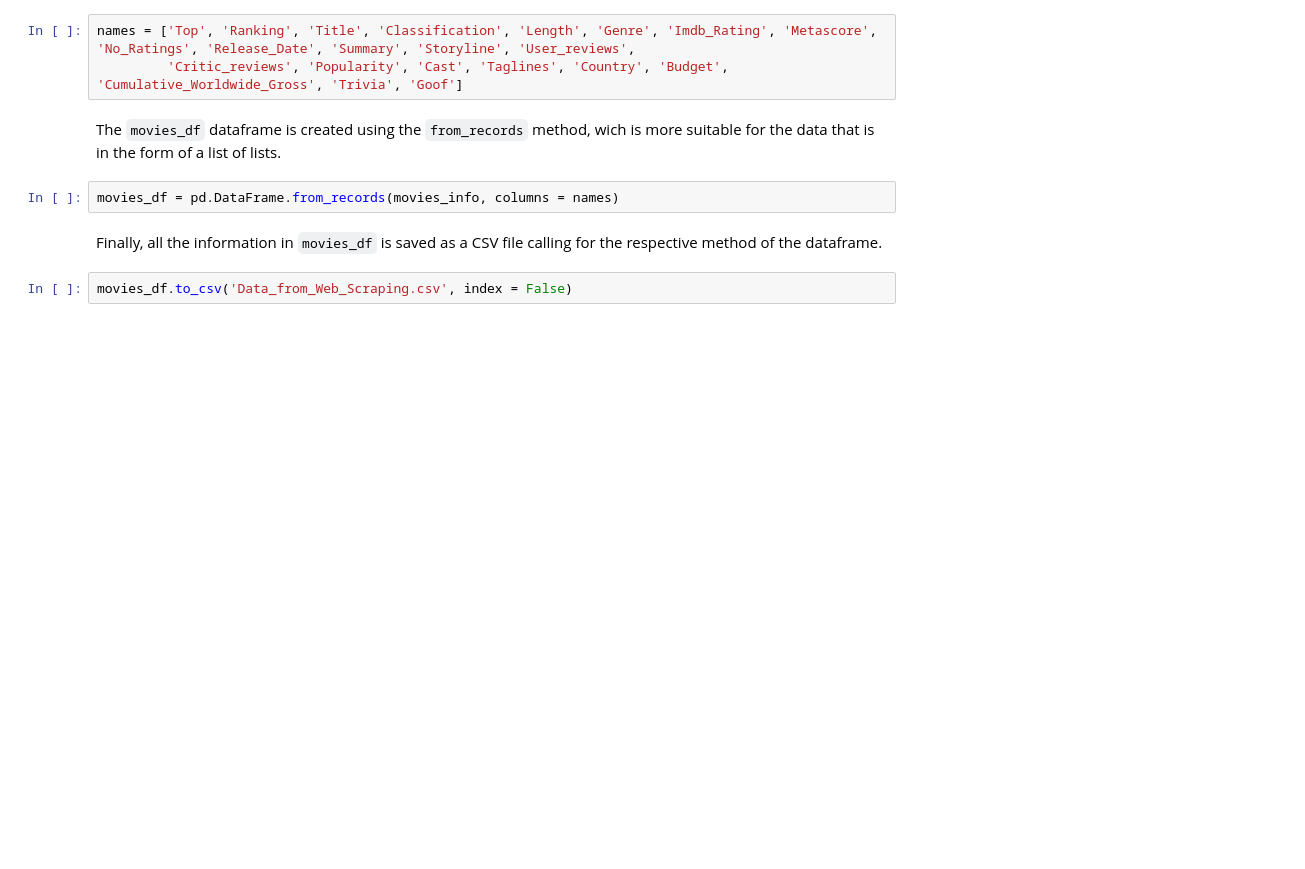
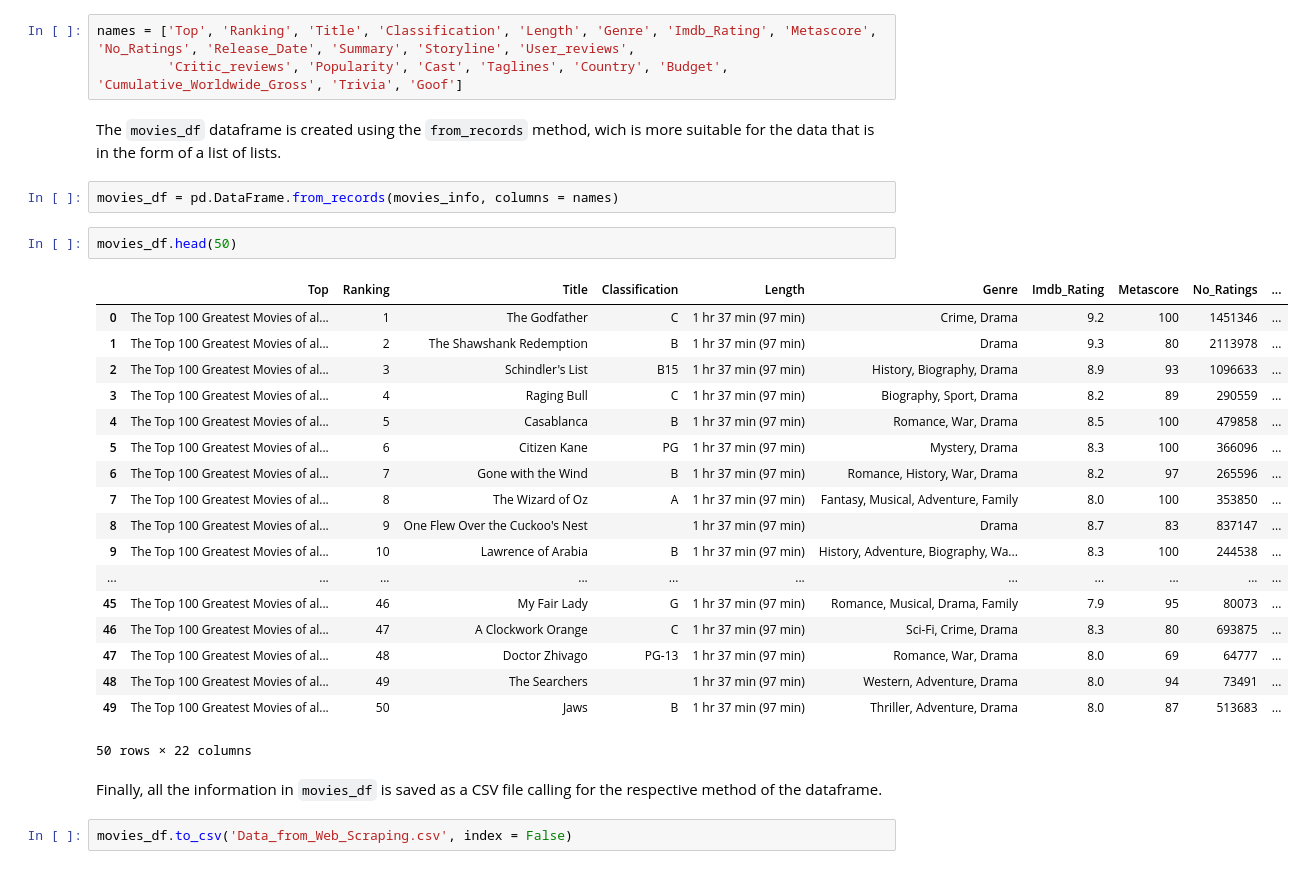
Before and after one commit to ta-data-mex/web-project, a Jupyter notebook: your-code/Data_from_Web_Scraping.ipynb, the cells around one changed output. Drawn from its saved outputs; the diff is of its cells as text; blank space fills up the shorter version.

```diff
--- a/your-code/Data_from_Web_Scraping.ipynb
+++ b/your-code/Data_from_Web_Scraping.ipynb
@@ -135,6 +135,27 @@ names = ['Top', 'Ranking', 'Title', 'Classification', 'Length', 'Genre', 'Imdb_R
 The `movies_df` dataframe is created using the `from_records` method, wich is more suitable for the data that is in the form of a list of lists.
 # %%
 movies_df = pd.DataFrame.from_records(movies_info, columns = names)
+# %%
+movies_df.head(50)
+# %% [output]
+|  | Top | Ranking | Title | Classification | Length | Genre | Imdb_Rating | Metascore | No_Ratings | ... |
+| 0 | The Top 100 Greatest Movies of al... | 1 | The Godfather | C | 1 hr 37 min (97 min) | Crime, Drama | 9.2 | 100 | 1451346 | ... |
+| 1 | The Top 100 Greatest Movies of al... | 2 | The Shawshank Redemption | B | 1 hr 37 min (97 min) | Drama | 9.3 | 80 | 2113978 | ... |
+| 2 | The Top 100 Greatest Movies of al... | 3 | Schindler's List | B15 | 1 hr 37 min (97 min) | History, Biography, Drama | 8.9 | 93 | 1096633 | ... |
+| 3 | The Top 100 Greatest Movies of al... | 4 | Raging Bull | C | 1 hr 37 min (97 min) | Biography, Sport, Drama | 8.2 | 89 | 290559 | ... |
+| 4 | The Top 100 Greatest Movies of al... | 5 | Casablanca | B | 1 hr 37 min (97 min) | Romance, War, Drama | 8.5 | 100 | 479858 | ... |
+| 5 | The Top 100 Greatest Movies of al... | 6 | Citizen Kane | PG | 1 hr 37 min (97 min) | Mystery, Drama | 8.3 | 100 | 366096 | ... |
+| 6 | The Top 100 Greatest Movies of al... | 7 | Gone with the Wind | B | 1 hr 37 min (97 min) | Romance, History, War, Drama | 8.2 | 97 | 265596 | ... |
+| 7 | The Top 100 Greatest Movies of al... | 8 | The Wizard of Oz | A | 1 hr 37 min (97 min) | Fantasy, Musical, Adventure, Family | 8.0 | 100 | 353850 | ... |
+| 8 | The Top 100 Greatest Movies of al... | 9 | One Flew Over the Cuckoo's Nest |  | 1 hr 37 min (97 min) | Drama | 8.7 | 83 | 837147 | ... |
+| 9 | The Top 100 Greatest Movies of al... | 10 | Lawrence of Arabia | B | 1 hr 37 min (97 min) | History, Adventure, Biography, Wa... | 8.3 | 100 | 244538 | ... |
+| ... | ... | ... | ... | ... | ... | ... | ... | ... | ... | ... |
+| 45 | The Top 100 Greatest Movies of al... | 46 | My Fair Lady | G | 1 hr 37 min (97 min) | Romance, Musical, Drama, Family | 7.9 | 95 | 80073 | ... |
+| 46 | The Top 100 Greatest Movies of al... | 47 | A Clockwork Orange | C | 1 hr 37 min (97 min) | Sci-Fi, Crime, Drama | 8.3 | 80 | 693875 | ... |
+| 47 | The Top 100 Greatest Movies of al... | 48 | Doctor Zhivago | PG-13 | 1 hr 37 min (97 min) | Romance, War, Drama | 8.0 | 69 | 64777 | ... |
+| 48 | The Top 100 Greatest Movies of al... | 49 | The Searchers |  | 1 hr 37 min (97 min) | Western, Adventure, Drama | 8.0 | 94 | 73491 | ... |
+| 49 | The Top 100 Greatest Movies of al... | 50 | Jaws | B | 1 hr 37 min (97 min) | Thriller, Adventure, Drama | 8.0 | 87 | 513683 | ... |
+50 rows × 22 columns
 # %% [markdown]
 Finally, all the information in `movies_df` is saved as a CSV file calling for the respective method of the dataframe.
 # %%
```
